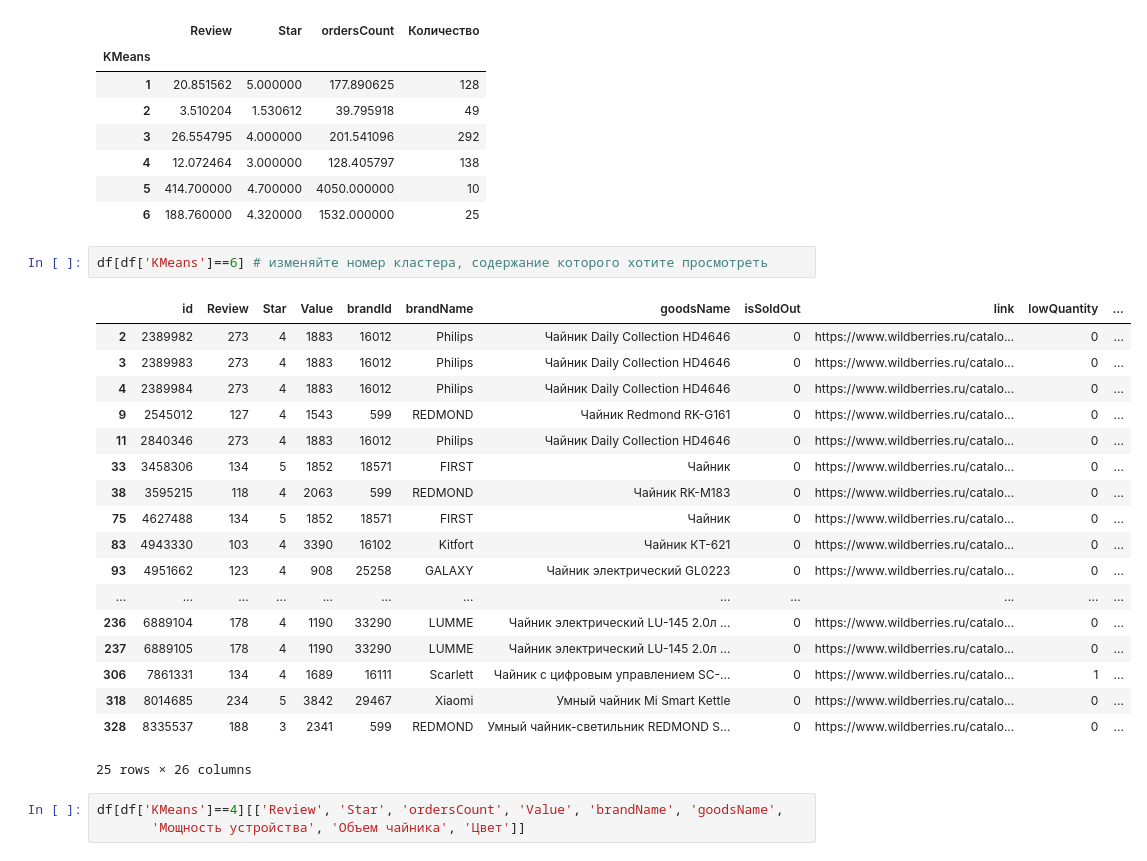
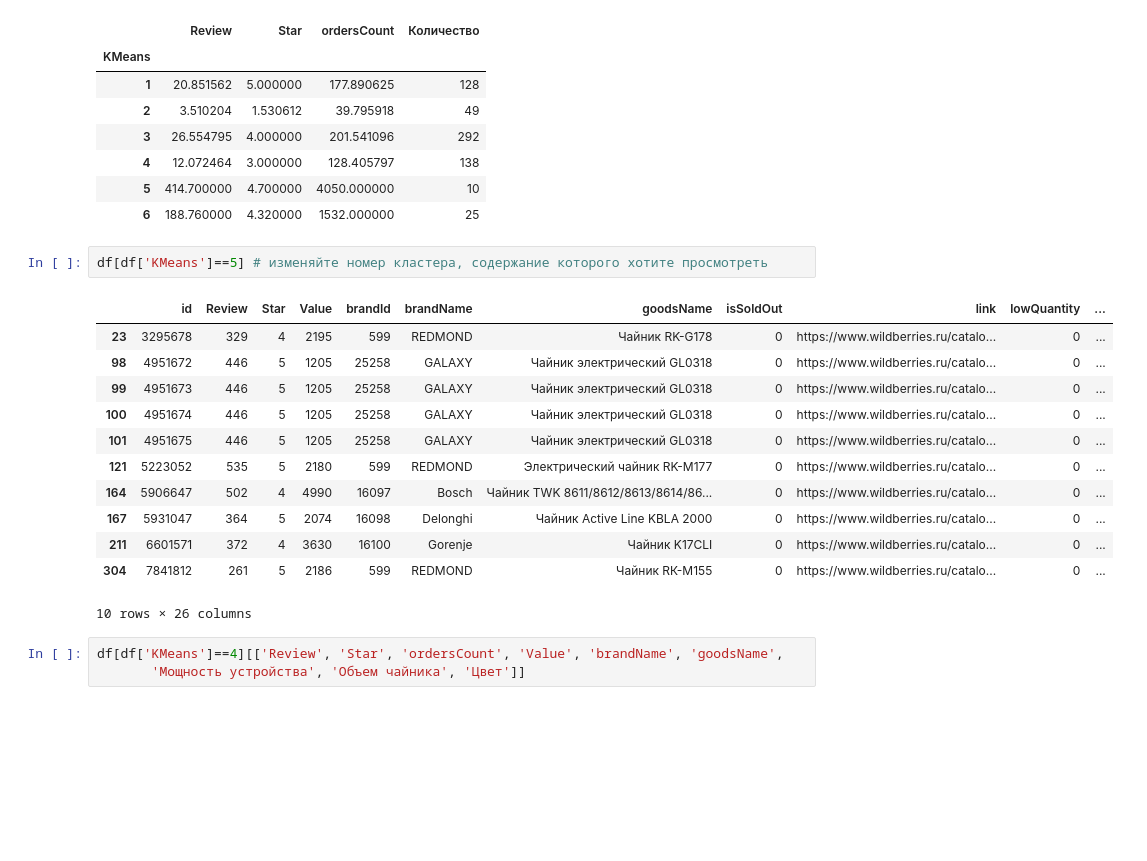
Before and after one commit to mark-in80/DataEngineering, a Jupyter notebook: ClusterizationShop.ipynb, the cells around one changed output. Drawn from its saved outputs; the diff is of its cells as text; blank space fills up the shorter version.

```diff
--- a/ClusterizationShop.ipynb
+++ b/ClusterizationShop.ipynb
@@ -282,26 +276,20 @@ res
 | 5 | 414.700000 | 4.700000 | 4050.000000 | 10 |
 | 6 | 188.760000 | 4.320000 | 1532.000000 | 25 |
 # %%
-df[df['KMeans']==6] # изменяйте номер кластера, содержание которого хотите просмотреть
+df[df['KMeans']==5] # изменяйте номер кластера, содержание которого хотите просмотреть
 # %% [output]
 |  | id | Review | Star | Value | brandId | brandName | goodsName | isSoldOut | link | lowQuantity | ... |
-| 2 | 2389982 | 273 | 4 | 1883 | 16012 | Philips | Чайник Daily Collection HD4646 | 0 | https://www.wildberries.ru/catalo... | 0 | ... |
-| 3 | 2389983 | 273 | 4 | 1883 | 16012 | Philips | Чайник Daily Collection HD4646 | 0 | https://www.wildberries.ru/catalo... | 0 | ... |
-| 4 | 2389984 | 273 | 4 | 1883 | 16012 | Philips | Чайник Daily Collection HD4646 | 0 | https://www.wildberries.ru/catalo... | 0 | ... |
-| 9 | 2545012 | 127 | 4 | 1543 | 599 | REDMOND | Чайник Redmond RK-G161 | 0 | https://www.wildberries.ru/catalo... | 0 | ... |
-| 11 | 2840346 | 273 | 4 | 1883 | 16012 | Philips | Чайник Daily Collection HD4646 | 0 | https://www.wildberries.ru/catalo... | 0 | ... |
-| 33 | 3458306 | 134 | 5 | 1852 | 18571 | FIRST | Чайник | 0 | https://www.wildberries.ru/catalo... | 0 | ... |
-| 38 | 3595215 | 118 | 4 | 2063 | 599 | REDMOND | Чайник RK-M183 | 0 | https://www.wildberries.ru/catalo... | 0 | ... |
-| 75 | 4627488 | 134 | 5 | 1852 | 18571 | FIRST | Чайник | 0 | https://www.wildberries.ru/catalo... | 0 | ... |
-| 83 | 4943330 | 103 | 4 | 3390 | 16102 | Kitfort | Чайник КТ-621 | 0 | https://www.wildberries.ru/catalo... | 0 | ... |
-| 93 | 4951662 | 123 | 4 | 908 | 25258 | GALAXY | Чайник электрический GL0223 | 0 | https://www.wildberries.ru/catalo... | 0 | ... |
-| ... | ... | ... | ... | ... | ... | ... | ... | ... | ... | ... | ... |
-| 236 | 6889104 | 178 | 4 | 1190 | 33290 | LUMME | Чайник электрический LU-145 2.0л ... | 0 | https://www.wildberries.ru/catalo... | 0 | ... |
-| 237 | 6889105 | 178 | 4 | 1190 | 33290 | LUMME | Чайник электрический LU-145 2.0л ... | 0 | https://www.wildberries.ru/catalo... | 0 | ... |
-| 306 | 7861331 | 134 | 4 | 1689 | 16111 | Scarlett | Чайник c цифровым управлением SC-... | 0 | https://www.wildberries.ru/catalo... | 1 | ... |
-| 318 | 8014685 | 234 | 5 | 3842 | 29467 | Xiaomi | Умный чайник Mi Smart Kettle | 0 | https://www.wildberries.ru/catalo... | 0 | ... |
-| 328 | 8335537 | 188 | 3 | 2341 | 599 | REDMOND | Умный чайник-светильник REDMOND S... | 0 | https://www.wildberries.ru/catalo... | 0 | ... |
+| 23 | 3295678 | 329 | 4 | 2195 | 599 | REDMOND | Чайник RK-G178 | 0 | https://www.wildberries.ru/catalo... | 0 | ... |
+| 98 | 4951672 | 446 | 5 | 1205 | 25258 | GALAXY | Чайник электрический GL0318 | 0 | https://www.wildberries.ru/catalo... | 0 | ... |
+| 99 | 4951673 | 446 | 5 | 1205 | 25258 | GALAXY | Чайник электрический GL0318 | 0 | https://www.wildberries.ru/catalo... | 0 | ... |
+| 100 | 4951674 | 446 | 5 | 1205 | 25258 | GALAXY | Чайник электрический GL0318 | 0 | https://www.wildberries.ru/catalo... | 0 | ... |
+| 101 | 4951675 | 446 | 5 | 1205 | 25258 | GALAXY | Чайник электрический GL0318 | 0 | https://www.wildberries.ru/catalo... | 0 | ... |
+| 121 | 5223052 | 535 | 5 | 2180 | 599 | REDMOND | Электрический чайник RK-M177 | 0 | https://www.wildberries.ru/catalo... | 0 | ... |
+| 164 | 5906647 | 502 | 4 | 4990 | 16097 | Bosch | Чайник TWK 8611/8612/8613/8614/86... | 0 | https://www.wildberries.ru/catalo... | 0 | ... |
+| 167 | 5931047 | 364 | 5 | 2074 | 16098 | Delonghi | Чайник Active Line KBLA 2000 | 0 | https://www.wildberries.ru/catalo... | 0 | ... |
+| 211 | 6601571 | 372 | 4 | 3630 | 16100 | Gorenje | Чайник K17CLI | 0 | https://www.wildberries.ru/catalo... | 0 | ... |
+| 304 | 7841812 | 261 | 5 | 2186 | 599 | REDMOND | Чайник RК-М155 | 0 | https://www.wildberries.ru/catalo... | 0 | ... |
-25 rows × 26 columns
+10 rows × 26 columns
 # %%
 df[df['KMeans']==4][['Review', 'Star', 'ordersCount', 'Value', 'brandName', 'goodsName',
        'Мощность устройства', 'Объем чайника', 'Цвет']]
```
Also changed, not shown: parts of 2 cells of this notebook.
